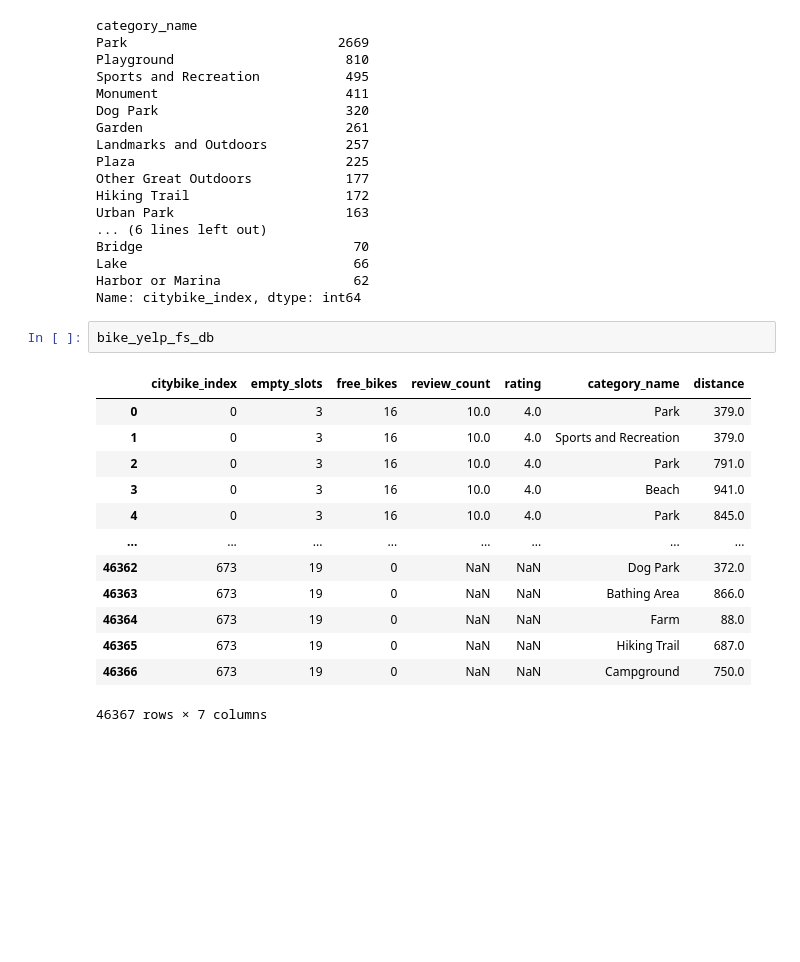
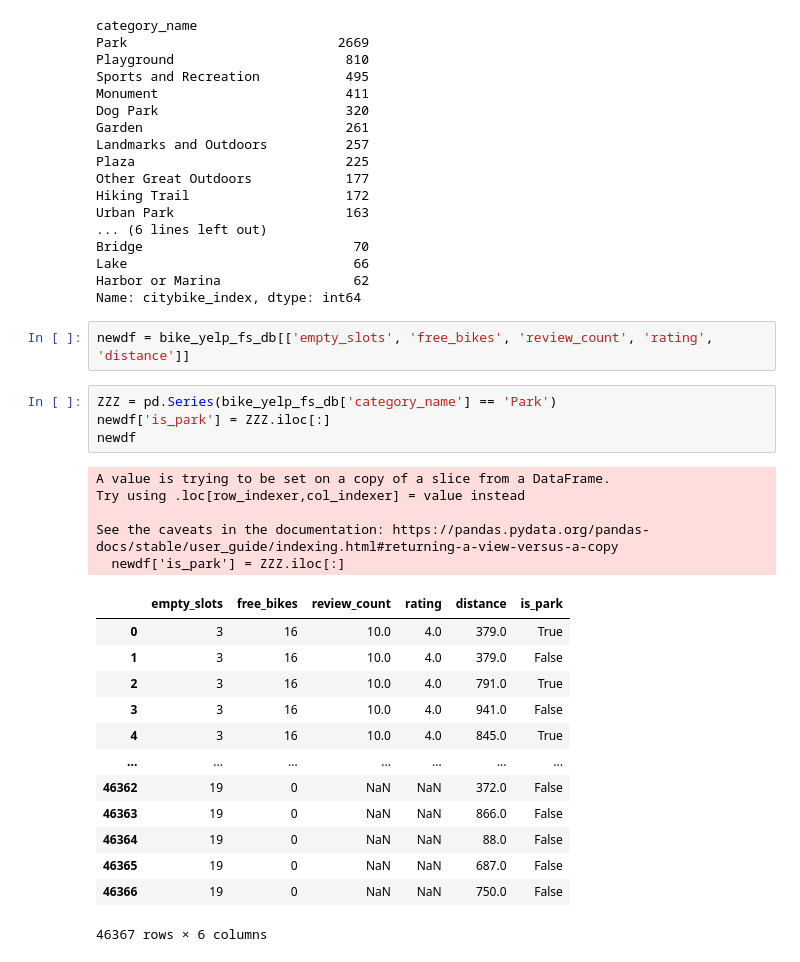
Before and after one commit to Frood-for-Thought/LHL-Statistical-Modelling-with-Python-Project, a Jupyter notebook: notebooks/model_building.ipynb, the cells around one changed output. Drawn from its saved outputs; the diff is of its cells as text; blank space fills up the shorter version.

```diff
--- a/notebooks/model_building.ipynb
+++ b/notebooks/model_building.ipynb
@@ -575,19 +575,28 @@ Bridge                           70
 Lake                             66
 Harbor or Marina                 62
 Name: citybike_index, dtype: int64
-# %%
-bike_yelp_fs_db
-# %% [output]
-|  | citybike_index | empty_slots | free_bikes | review_count | rating | category_name | distance |
-| 0 | 0 | 3 | 16 | 10.0 | 4.0 | Park | 379.0 |
-| 1 | 0 | 3 | 16 | 10.0 | 4.0 | Sports and Recreation | 379.0 |
-| 2 | 0 | 3 | 16 | 10.0 | 4.0 | Park | 791.0 |
-| 3 | 0 | 3 | 16 | 10.0 | 4.0 | Beach | 941.0 |
-| 4 | 0 | 3 | 16 | 10.0 | 4.0 | Park | 845.0 |
-| ... | ... | ... | ... | ... | ... | ... | ... |
-| 46362 | 673 | 19 | 0 | NaN | NaN | Dog Park | 372.0 |
-| 46363 | 673 | 19 | 0 | NaN | NaN | Bathing Area | 866.0 |
-| 46364 | 673 | 19 | 0 | NaN | NaN | Farm | 88.0 |
-| 46365 | 673 | 19 | 0 | NaN | NaN | Hiking Trail | 687.0 |
-| 46366 | 673 | 19 | 0 | NaN | NaN | Campground | 750.0 |
-46367 rows × 7 columns
+# %%
+newdf = bike_yelp_fs_db[['empty_slots', 'free_bikes', 'review_count', 'rating', 'distance']]
+# %%
+ZZZ = pd.Series(bike_yelp_fs_db['category_name'] == 'Park')
+newdf['is_park'] = ZZZ.iloc[:]
+newdf
+# %% [output]
+A value is trying to be set on a copy of a slice from a DataFrame.
+Try using .loc[row_indexer,col_indexer] = value instead
+
+See the caveats in the documentation: https://pandas.pydata.org/pandas-docs/stable/user_guide/indexing.html#returning-a-view-versus-a-copy
+  newdf['is_park'] = ZZZ.iloc[:]
+|  | empty_slots | free_bikes | review_count | rating | distance | is_park |
+| 0 | 3 | 16 | 10.0 | 4.0 | 379.0 | True |
+| 1 | 3 | 16 | 10.0 | 4.0 | 379.0 | False |
+| 2 | 3 | 16 | 10.0 | 4.0 | 791.0 | True |
+| 3 | 3 | 16 | 10.0 | 4.0 | 941.0 | False |
+| 4 | 3 | 16 | 10.0 | 4.0 | 845.0 | True |
+| ... | ... | ... | ... | ... | ... | ... |
+| 46362 | 19 | 0 | NaN | NaN | 372.0 | False |
+| 46363 | 19 | 0 | NaN | NaN | 866.0 | False |
+| 46364 | 19 | 0 | NaN | NaN | 88.0 | False |
+| 46365 | 19 | 0 | NaN | NaN | 687.0 | False |
+| 46366 | 19 | 0 | NaN | NaN | 750.0 | False |
+46367 rows × 6 columns
```
Also changed, not shown: parts of 6 cells of this notebook, 1 other file.
